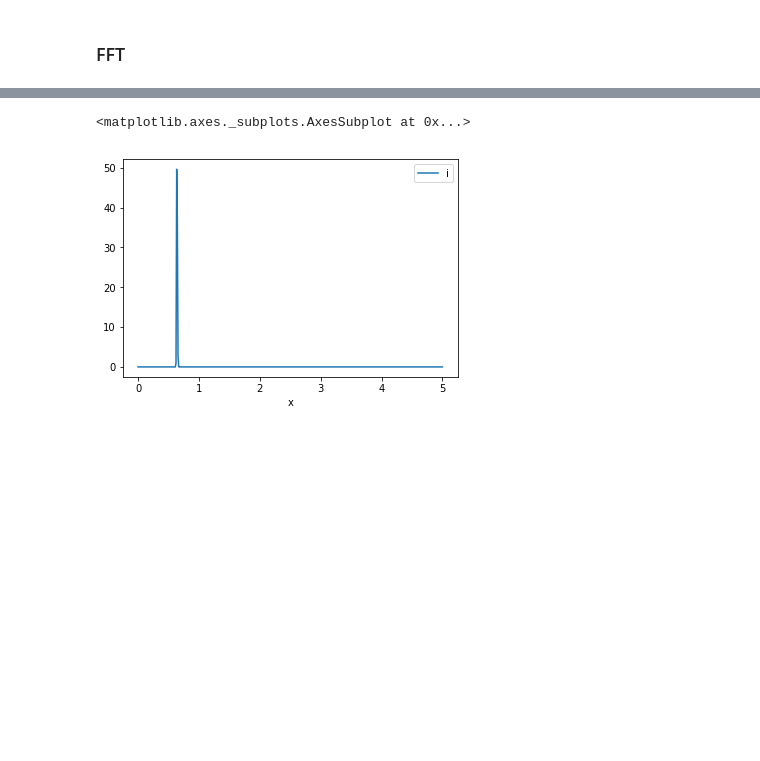
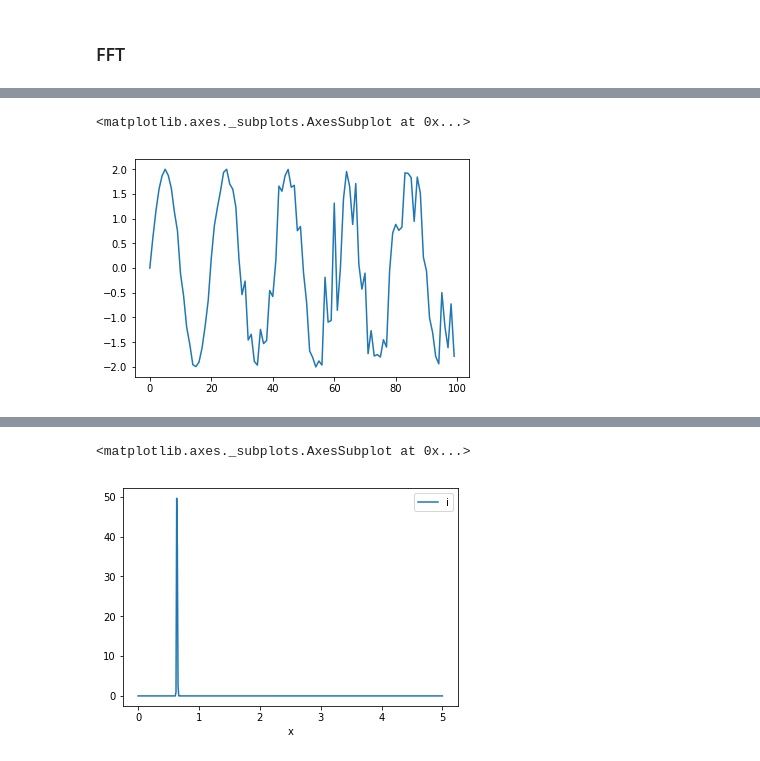
Before and after one commit to douglasmacdonald/python, a Jupyter notebook: notebooks/sim/sim.ipynb, the cells around one changed output, grey strips where cells are left out. Cells and saved outputs as stored; diff of their text form; code cells hidden in the pictures; blank space fills up the shorter version.

```diff
--- a/notebooks/sim/sim.ipynb
+++ b/notebooks/sim/sim.ipynb
@@ -306,0 +276,5 @@ plt.title('Time Domain (Healthy Machinery)');
+# %%
+features['signal'][0:100].plot()
+# %% [output]
+<matplotlib.axes._subplots.AxesSubplot at 0x...>
+[figure, added]
```
Also changed, not shown: parts of 24 cells of this notebook.
